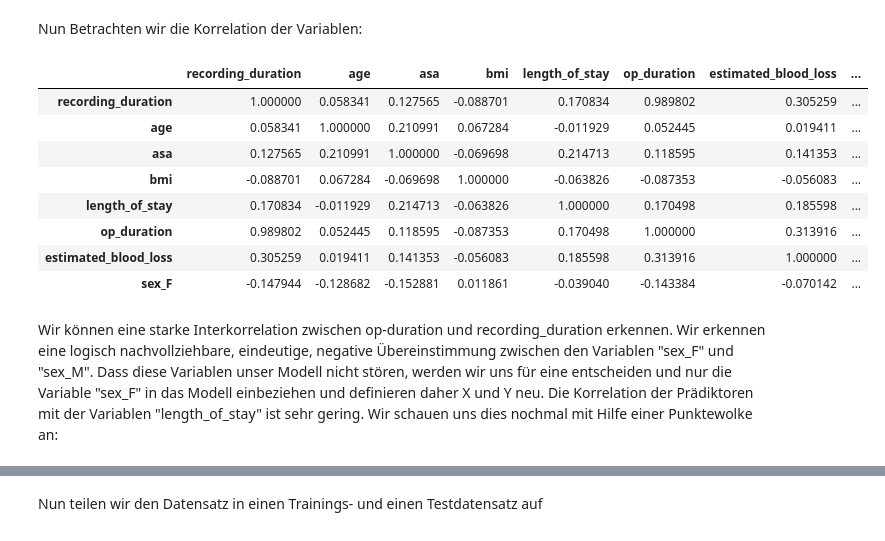
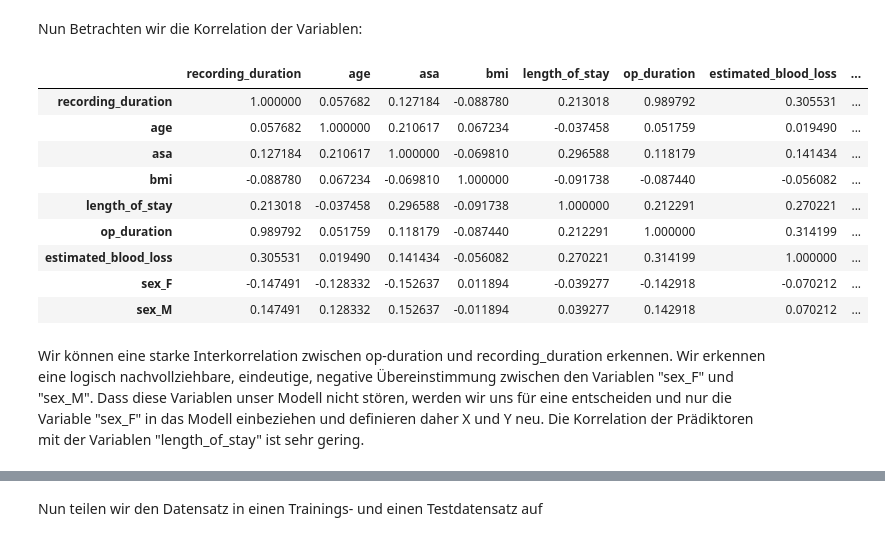
Before and after one commit to Maarv99/Project-applied-statistics, a Jupyter notebook: reports/report.ipynb, the cells around one changed output, grey strips where cells are left out. Drawn from its saved outputs; the diff is of its cells as text; code cells hidden in the pictures.

```diff
--- a/reports/report.ipynb
+++ b/reports/report.ipynb
@@ -153,0 +156,16 @@ df
+# %%
+df=df[['recording_duration','age','asa','bmi','length_of_stay','op_duration','estimated_blood_loss','sex_F','sex_M']]
+
+
+y_label = 'length_of_stay'
+
+features = ['recording_duration',
+            'age',
+            'asa',
+            'bmi',
+            'op_duration',
+            'estimated_blood_loss',
+            'sex_F']
+
+X = df[features]
+y = df[y_label]
@@ -153,0 +187,3 @@ df
+# %%
+df = df[df['length_of_stay']<50]
+df
@@ -157,7 +207,7 @@ df
 Aufgrund unserer Projektmotivation heraus nutzen wir die dort erwähnten Variablen. Zusätzlich nehmen wir noch die Variable "bmi" hinzu. Diese wird zwar nicht erwähnt, zeigt jedoch auf eine andere Art als die ASA-Klassifizierung (Variable "asa") auch den Körperlichen Zustand eines Patienten.
 Aus der Projektmotivation ist auch zu entnehmen, dass wir die Krankenhausaufenhaltsdauer anhand dieser Prädiktoren bestimmen möchten.
 # %%
-df=df[['recording_duration','age','asa','bmi','length_of_stay','op_duration','estimated_blood_loss','sex_F']]
+df=df[['recording_duration','age','asa','bmi','length_of_stay','op_duration','estimated_blood_loss','sex_F','sex_M']]
 
 
 y_label = 'length_of_stay'
@@ -189,23 +239,24 @@ alt.Chart(df).mark_bar().encode(
 # %% [markdown]
 Nun Betrachten wir die Korrelation der Variablen:
 # %%
-df[['length_of_stay','age','asa','bmi','op_duration','estimated_blood_loss','sex_F']].corr()
+df[['length_of_stay','age','asa','bmi','op_duration','estimated_blood_loss','sex_F','sex_M']].corr()
 corr = df.corr()
 corr[y_label].sort_values(ascending=False)
 corr.style.background_gradient(cmap='Blues')
 # %% [output]
 |  | recording_duration | age | asa | bmi | length_of_stay | op_duration | estimated_blood_loss | ... |
-| recording_duration | 1.000000 | 0.058341 | 0.127565 | -0.088701 | 0.170834 | 0.989802 | 0.305259 | ... |
-| age | 0.058341 | 1.000000 | 0.210991 | 0.067284 | -0.011929 | 0.052445 | 0.019411 | ... |
-| asa | 0.127565 | 0.210991 | 1.000000 | -0.069698 | 0.214713 | 0.118595 | 0.141353 | ... |
-| bmi | -0.088701 | 0.067284 | -0.069698 | 1.000000 | -0.063826 | -0.087353 | -0.056083 | ... |
-| length_of_stay | 0.170834 | -0.011929 | 0.214713 | -0.063826 | 1.000000 | 0.170498 | 0.185598 | ... |
-| op_duration | 0.989802 | 0.052445 | 0.118595 | -0.087353 | 0.170498 | 1.000000 | 0.313916 | ... |
-| estimated_blood_loss | 0.305259 | 0.019411 | 0.141353 | -0.056083 | 0.185598 | 0.313916 | 1.000000 | ... |
-| sex_F | -0.147944 | -0.128682 | -0.152881 | 0.011861 | -0.039040 | -0.143384 | -0.070142 | ... |
+| recording_duration | 1.000000 | 0.057682 | 0.127184 | -0.088780 | 0.213018 | 0.989792 | 0.305531 | ... |
+| age | 0.057682 | 1.000000 | 0.210617 | 0.067234 | -0.037458 | 0.051759 | 0.019490 | ... |
+| asa | 0.127184 | 0.210617 | 1.000000 | -0.069810 | 0.296588 | 0.118179 | 0.141434 | ... |
+| bmi | -0.088780 | 0.067234 | -0.069810 | 1.000000 | -0.091738 | -0.087440 | -0.056082 | ... |
+| length_of_stay | 0.213018 | -0.037458 | 0.296588 | -0.091738 | 1.000000 | 0.212291 | 0.270221 | ... |
+| op_duration | 0.989792 | 0.051759 | 0.118179 | -0.087440 | 0.212291 | 1.000000 | 0.314199 | ... |
+| estimated_blood_loss | 0.305531 | 0.019490 | 0.141434 | -0.056082 | 0.270221 | 0.314199 | 1.000000 | ... |
+| sex_F | -0.147491 | -0.128332 | -0.152637 | 0.011894 | -0.039277 | -0.142918 | -0.070212 | ... |
+| sex_M | 0.147491 | 0.128332 | 0.152637 | -0.011894 | 0.039277 | 0.142918 | 0.070212 | ... |
 # %% [markdown]
 Wir können eine starke Interkorrelation zwischen op-duration und recording_duration erkennen.
 Wir erkennen eine logisch nachvollziehbare, eindeutige, negative Übereinstimmung zwischen den Variablen "sex_F" und "sex_M". Dass diese Variablen unser Modell nicht stören, werden wir uns für eine entscheiden und nur die Variable "sex_F" in das Modell einbeziehen und definieren daher X und Y neu.
-Die Korrelation der Prädiktoren mit der Variablen "length_of_stay" ist sehr gering. Wir schauen uns dies nochmal mit Hilfe einer Punktewolke an:
+Die Korrelation der Prädiktoren mit der Variablen "length_of_stay" ist sehr gering.
 # %%
 df=df[['recording_duration','age','asa','bmi','length_of_stay','op_duration','estimated_blood_loss','sex_F']]
```
Also changed, not shown: parts of 22 cells of this notebook, 1 other file.
